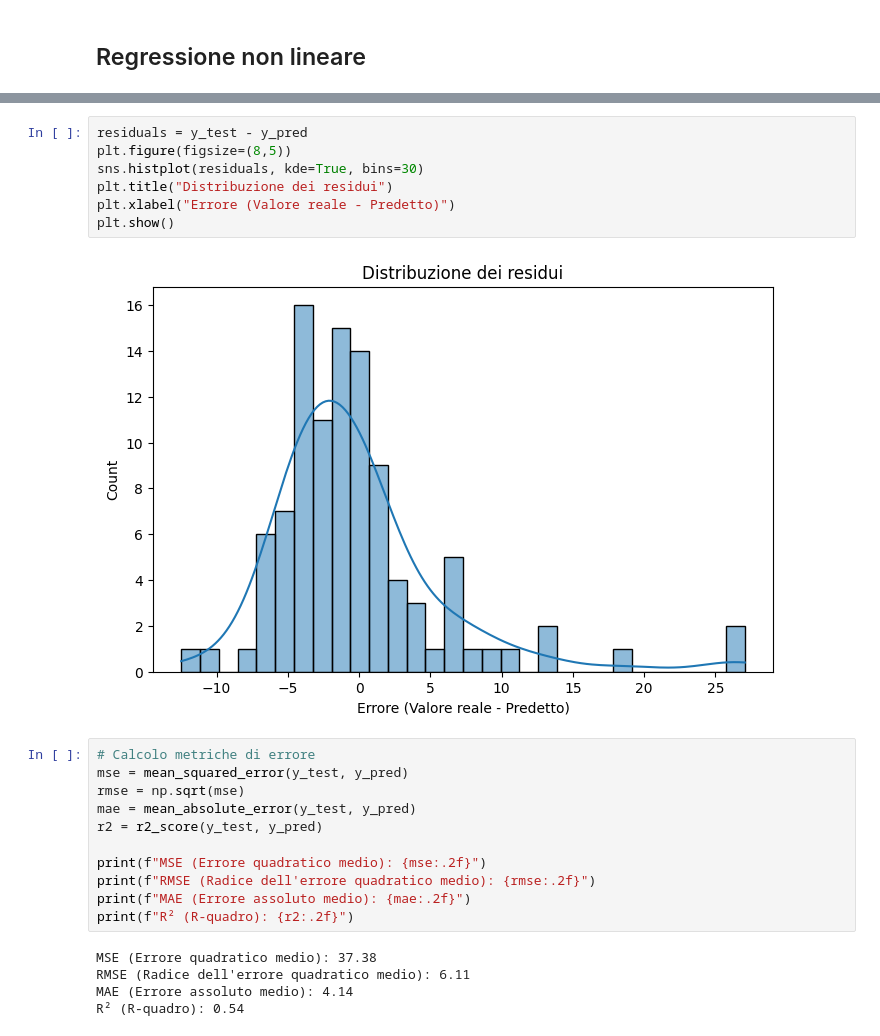
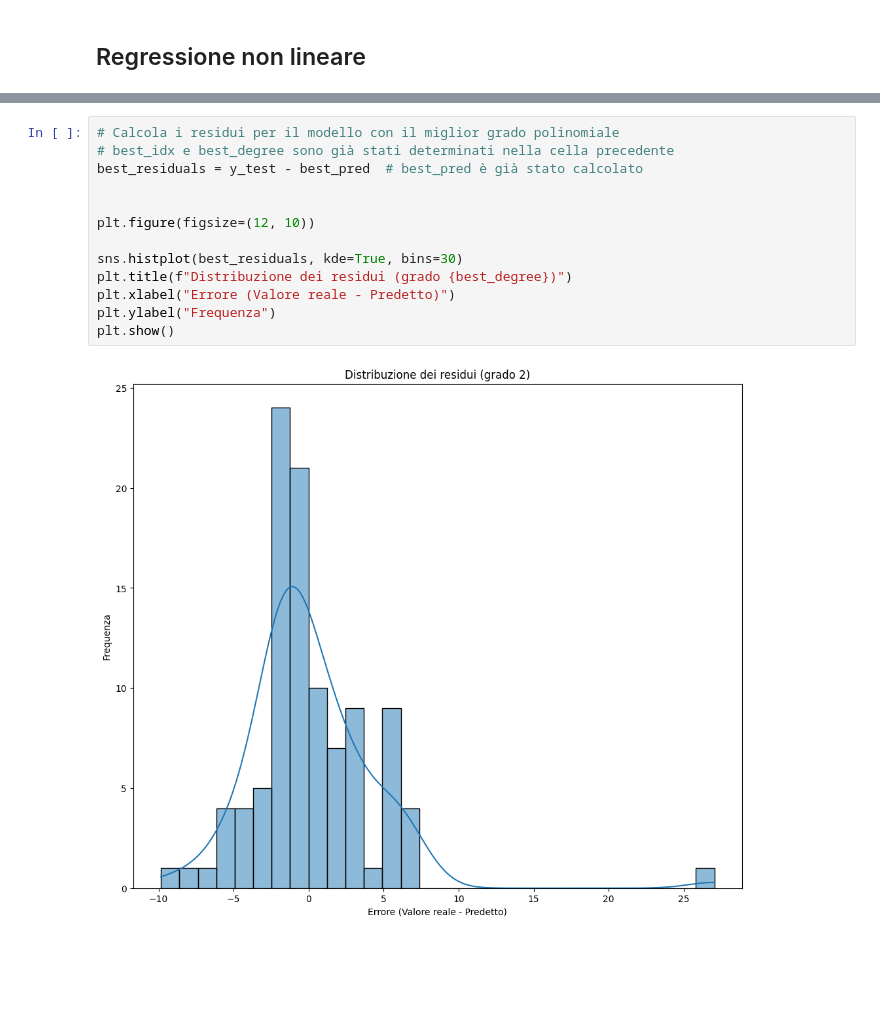
Before and after one commit to gianni20/Bostonshouse, a Jupyter notebook: Base.ipynb, the cells around one changed output, grey strips where cells are left out. Drawn from its saved outputs; the diff is of its cells as text; blank space fills up the shorter version.

```diff
--- a/Base.ipynb
+++ b/Base.ipynb
@@ -106,25 +329,15 @@ plt.show()
 # %%
-residuals = y_test - y_pred
-plt.figure(figsize=(8,5))
-sns.histplot(residuals, kde=True, bins=30)
-plt.title("Distribuzione dei residui")
+# Calcola i residui per il modello con il miglior grado polinomiale
+# best_idx e best_degree sono già stati determinati nella cella precedente
+best_residuals = y_test - best_pred  # best_pred è già stato calcolato
+
+
+plt.figure(figsize=(12, 10))
+
+sns.histplot(best_residuals, kde=True, bins=30)
+plt.title(f"Distribuzione dei residui (grado {best_degree})")
 plt.xlabel("Errore (Valore reale - Predetto)")
+plt.ylabel("Frequenza")
 plt.show()
 # %% [output]
-[figure, old version]
+[figure, new version]
-# %%
-# Calcolo metriche di errore
-mse = mean_squared_error(y_test, y_pred)
-rmse = np.sqrt(mse)
-mae = mean_absolute_error(y_test, y_pred)
-r2 = r2_score(y_test, y_pred)
-
-print(f"MSE (Errore quadratico medio): {mse:.2f}")
-print(f"RMSE (Radice dell'errore quadratico medio): {rmse:.2f}")
-print(f"MAE (Errore assoluto medio): {mae:.2f}")
-print(f"R² (R-quadro): {r2:.2f}")
-# %% [output]
-MSE (Errore quadratico medio): 37.38
-RMSE (Radice dell'errore quadratico medio): 6.11
-MAE (Errore assoluto medio): 4.14
-R² (R-quadro): 0.54
```
Also changed, not shown: parts of 10 cells of this notebook, 4 other files.
